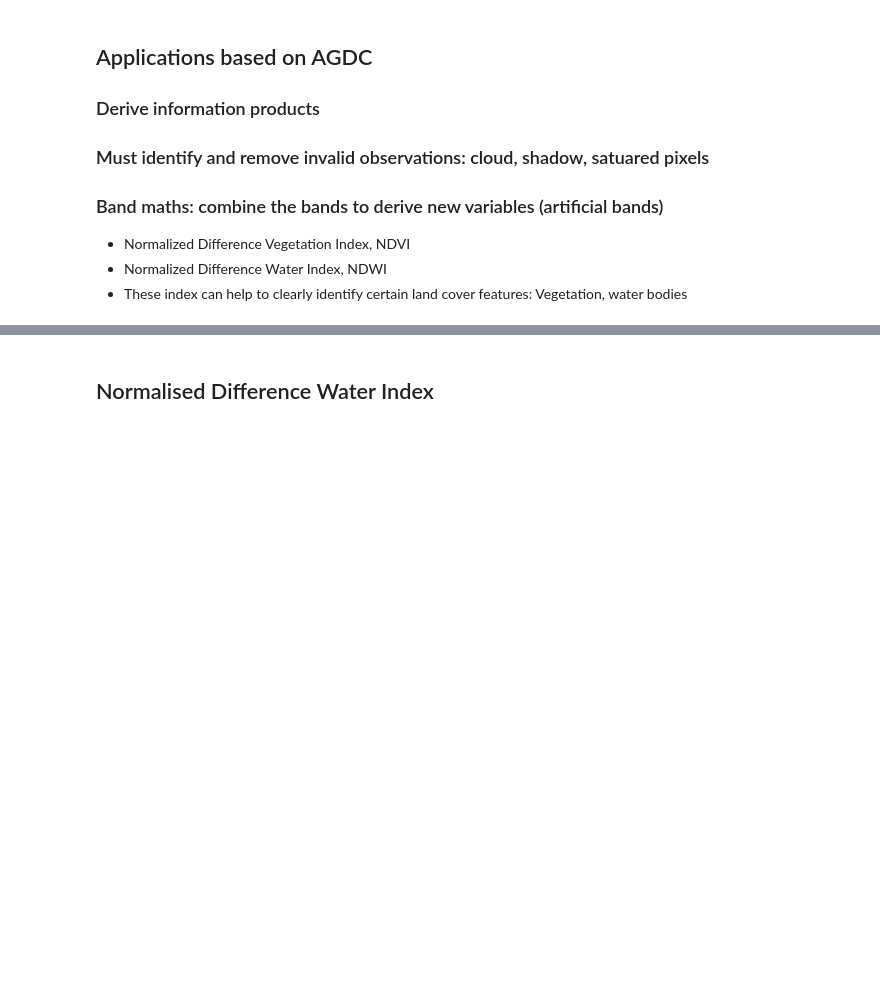
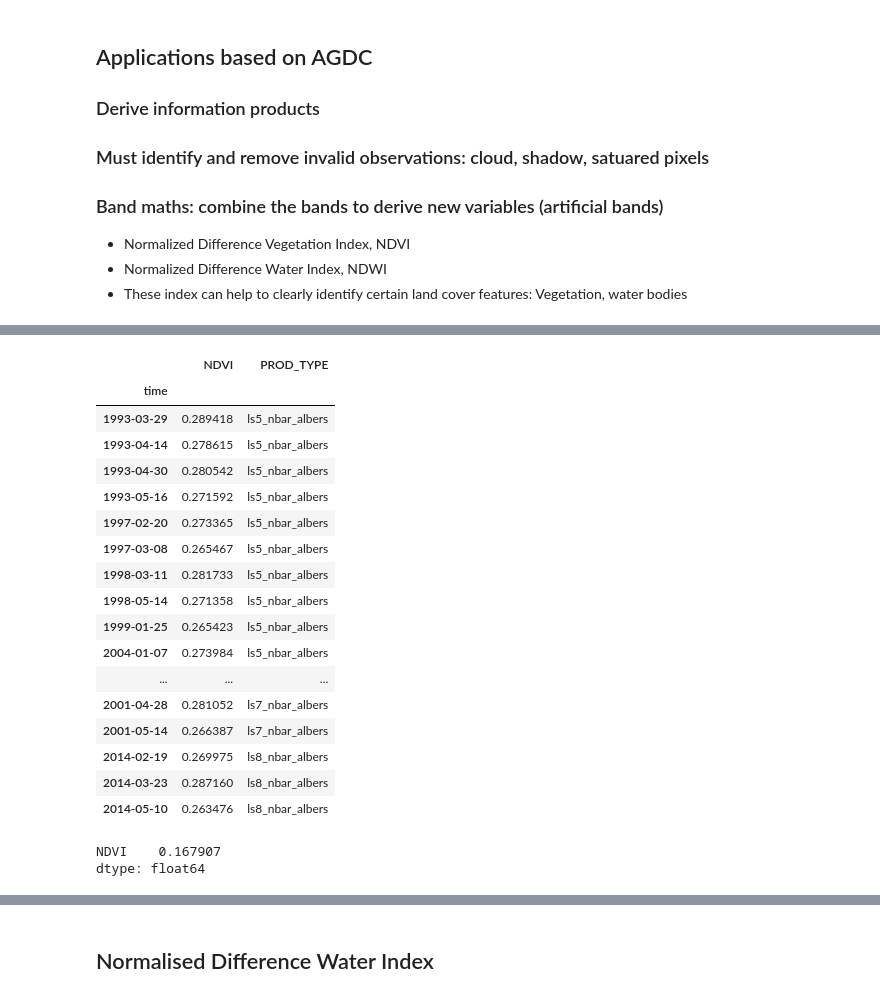
Before and after one commit to zhang01GA/geodanalytics, a Jupyter notebook: BareSoil/find_barest_soil_observations_v1.ipynb, the cells around one changed output, grey strips where cells are left out. Drawn from its saved outputs; the diff is of its cells as text; code cells hidden in the pictures; blank space fills up the shorter version.

```diff
--- a/BareSoil/find_barest_soil_observations_v1.ipynb
+++ b/BareSoil/find_barest_soil_observations_v1.ipynb
@@ -192,13 +215,41 @@ ndvi578.hist(bins=100)
 # %%
-bot_tenperc=ndvi578[ndvi578 < ndvi578.quantile(0.1)].dropna()
+p10= ndvi578.quantile(0.1)
+p90= ndvi578.quantile(0.9)
 
-top_tenperc=ndvi578[ndvi578 > ndvi578.quantile(0.9)].dropna()
+bot_tenperc=ndvi578[(ndvi578['NDVI'] <= p10[0])].dropna()
+top_tenperc=ndvi578[(ndvi578['NDVI'] >= p90[0])].dropna()
 # %%
 outcsvfile2='meanNDVI578_%s_bot10pc.csv'% (AOI_NAME)
 bot_tenperc.to_csv(outcsvfile2)
 
 outcsvfile3='meanNDVI578_%s_top10pc.csv'% (AOI_NAME)
 top_tenperc.to_csv(outcsvfile3)
+# %%
+top_tenperc
+# %% [output]
+|  | NDVI | PROD_TYPE |
+| time |  |  |
+| 1993-03-29 | 0.289418 | ls5_nbar_albers |
+| 1993-04-14 | 0.278615 | ls5_nbar_albers |
+| 1993-04-30 | 0.280542 | ls5_nbar_albers |
+| 1993-05-16 | 0.271592 | ls5_nbar_albers |
+| 1997-02-20 | 0.273365 | ls5_nbar_albers |
+| 1997-03-08 | 0.265467 | ls5_nbar_albers |
+| 1998-03-11 | 0.281733 | ls5_nbar_albers |
+| 1998-05-14 | 0.271358 | ls5_nbar_albers |
+| 1999-01-25 | 0.265423 | ls5_nbar_albers |
+| 2004-01-07 | 0.273984 | ls5_nbar_albers |
+| ... | ... | ... |
+| 2001-04-28 | 0.281052 | ls7_nbar_albers |
+| 2001-05-14 | 0.266387 | ls7_nbar_albers |
+| 2014-02-19 | 0.269975 | ls8_nbar_albers |
+| 2014-03-23 | 0.287160 | ls8_nbar_albers |
+| 2014-05-10 | 0.263476 | ls8_nbar_albers |
+# %%
+p10
+# %% [output]
+NDVI    0.167907
+dtype: float64
 # %%
 bot_tenperc
 # %% [output]
```
Also changed, not shown: parts of 13 cells of this notebook, 3 other files.
